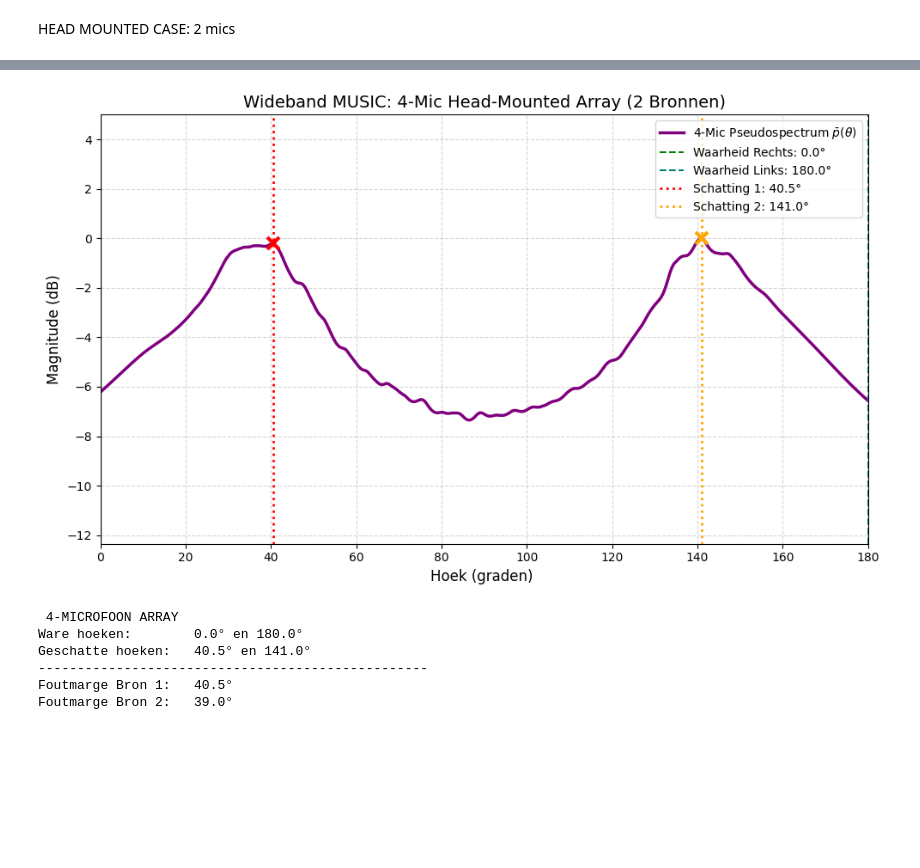
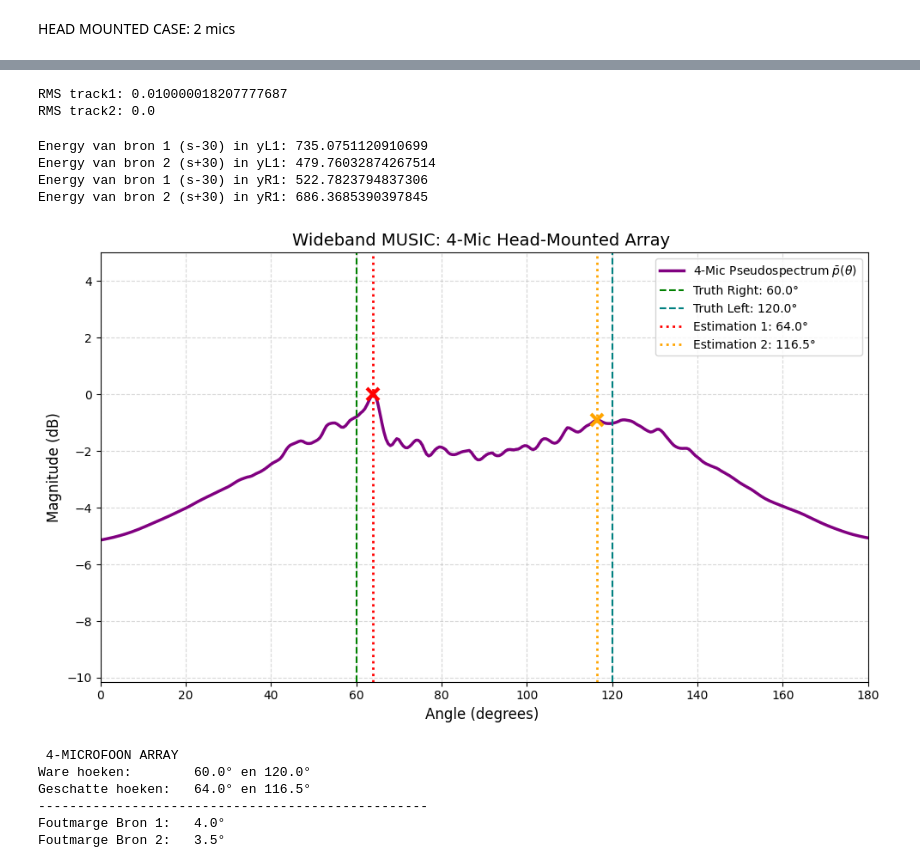
Before and after one commit to matsjoris6/P_D_ISSP_base-main, a Jupyter notebook: deadline1/week2.ipynb, the cells around one changed output, grey strips where cells are left out. Saved outputs shown, nothing was run; the diff lists cells and outputs as text; code cells hidden in the pictures; blank space fills up the shorter version.

```diff
--- a/deadline1/week2.ipynb
+++ b/deadline1/week2.ipynb
@@ -361,8 +361,8 @@ import matplotlib.pyplot as plt
 
 
 base_folder = os.path.join(base_path,"sound_files", "head_mounted_rirs")
-dry_signal_1_path = os.path.join(base_path,"sound_files", "part2_track1_dry.wav")
-dry_signal_2_path = os.path.join(base_path,"sound_files", "part2_track2_dry.wav")
+dry_signal_1_path = os.path.join(base_path,"sound_files", "part1_track1_dry.wav")
+dry_signal_2_path = os.path.join(base_path,"sound_files", "part1_track2_dry.wav")
 
 fs_sim = 44100
 c = 343.0
@@ -381,7 +381,9 @@ angle_R = float(folder_right.replace("s", ""))
 
 
 dry_sig_1, _ = sf.read(dry_signal_1_path)
+#dry_sig_1 = np.zeros_like(dry_sig_1)
 dry_sig_2, _ = sf.read(dry_signal_2_path)
+#dry_sig_2 = np.zeros_like(dry_sig_2)
 
 min_len = min(len(dry_sig_1), len(dry_sig_2))
 dry_sig_1 = dry_sig_1[:min_len]
@@ -473,8 +475,8 @@ fig, (ax1, ax2, ax3) = plt.subplots(3, 1, figsize=(10, 12), sharex=True)
 # Plot 1: Linker Oor
 ax1.plot(ang_L, spec_L, 'b-', lw=2)
 
-ax1.axvline(est_L[0], color='r', ls=':', label=f'Schatting: {est_L[0]:.1f}°')
-ax1.set_title("Linker Oor (yL1, yL2) ")
+ax1.axvline(est_L[0], color='r', ls=':', label=f'Estimation: {est_L[0]:.1f}°')
+ax1.set_title("Left Ear (yL1, yL2) ")
 ax1.set_ylabel("Mag (dB)")
 ax1.legend()
 ax1.grid(True, alpha=0.3)
@@ -482,8 +484,8 @@ ax1.grid(True, alpha=0.3)
 # Plot 2: Rechter Oor
 ax2.plot(ang_R, spec_R, 'b-', lw=2)
 
-ax2.axvline(est_R[0], color='r', ls=':', label=f'Schatting: {est_R[0]:.1f}°')
-ax2.set_title("Rechter Oor (yR1, yR2) ")
+ax2.axvline(est_R[0], color='r', ls=':', label=f'Estimation: {est_R[0]:.1f}°')
+ax2.set_title("Right Ear (yR1, yR2) ")
 ax2.set_ylabel("Mag (dB)")
 ax2.legend()
 ax2.grid(True, alpha=0.3)
@@ -491,10 +493,10 @@ ax2.grid(True, alpha=0.3)
 # Plot 3: Frontale Mics
 ax3.plot(ang_F, spec_F, 'b-', lw=2)
 
-ax3.axvline(est_F[0], color='r', ls=':', label=f'Schatting : {est_F[0]:.1f}°')
-ax3.set_title("Frontale Mics (yL1, yR1) ")
+ax3.axvline(est_F[0], color='r', ls=':', label=f'Estimation : {est_F[0]:.1f}°')
+ax3.set_title("Frontal Mics (yL1, yR1) ")
 ax3.set_ylabel("Mag (dB)")
-ax3.set_xlabel("Hoek (graden)")
+ax3.set_xlabel("Angle (graden)")
 ax3.legend()
 ax3.grid(True, alpha=0.3)
 
@@ -505,3 +507,19 @@ plt.show()
+# %%
+print("RMS track1:", np.sqrt(np.mean(dry_sig_1**2)))
+print("RMS track2:", np.sqrt(np.mean(dry_sig_2**2)))
+# %% [output]
+RMS track1: 0.010000018207777687
+RMS track2: 0.0
+# %%
+print("Energy van bron 1 (s-30) in yL1:", np.sum(yL1_from_left**2))
+print("Energy van bron 2 (s+30) in yL1:", np.sum(yL1_from_right**2))
+print("Energy van bron 1 (s-30) in yR1:", np.sum(yR1_from_left**2))
+print("Energy van bron 2 (s+30) in yR1:", np.sum(yR1_from_right**2))
+# %% [output]
+Energy van bron 1 (s-30) in yL1: 735.0751120910699
+Energy van bron 2 (s+30) in yL1: 479.76032874267514
+Energy van bron 1 (s-30) in yR1: 522.7823794837306
+Energy van bron 2 (s+30) in yR1: 686.3685390397845
 # %%
 
 true_front_R = 90.0 - angle_R
@@ -564,53 +582,53 @@ plt.figure(figsize=(10, 6))
 plt.plot(ang_4, spec_4, color='purple', linewidth=2.5, label='4-Mic Pseudospectrum $\\bar{p}(\\theta)$')
 
 
-plt.axvline(true_front_R, color='green', linestyle='--', linewidth=1.5, label=f'Waarheid Rechts: {true_front_R}°')
-plt.axvline(true_front_L, color='teal', linestyle='--', linewidth=1.5, label=f'Waarheid Links: {true_front_L}°')
+plt.axvline(true_front_R, color='green', linestyle='--', linewidth=1.5, label=f'Truth Right: {true_front_R}°')
+plt.axvline(true_front_L, color='teal', linestyle='--', linewidth=1.5, label=f'Truth Left: {true_front_L}°')
 
 
 colors_est = ['red', 'orange']
 for i, e_doa in enumerate(est_4):
 
-    plt.axvline(e_doa, color=colors_est[i % 2], linestyle=':', linewidth=2, label=f'Schatting {i+1}: {e_doa:.1f}°')
+    plt.axvline(e_doa, color=colors_est[i % 2], linestyle=':', linewidth=2, label=f'Estimation {i+1}: {e_doa:.1f}°')
 
 
     peak_idx = np.argmin(np.abs(ang_4 - e_doa))
     plt.plot(e_doa, spec_4[peak_idx], marker="x", color=colors_est[i % 2], markersize=10, markeredgewidth=3)
 
-plt.title("Wideband MUSIC: 4-Mic Head-Mounted Array (2 Bronnen)", fontsize=14)
-plt.xlabel("Hoek (graden) ", fontsize=12)
+plt.title("Wideband MUSIC: 4-Mic Head-Mounted Array ", fontsize=14)
+plt.xlabel("Angle (degrees) ", fontsize=12)
 plt.ylabel("Magnitude (dB)", fontsize=12)
 plt.xlim(0, 180)
 plt.ylim(np.min(spec_4) - 5, 5)
 plt.grid(True, linestyle='--', alpha=0.5)
 plt.legend(loc='upper right', bbox_to_anchor=(1.0, 1.0))
 plt.tight_layout()
 
 
 plt.show()
 
 
 print(" 4-MICROFOON ARRAY")
 print(f"Ware hoeken:        {true_front_R:.1f}° en {true_front_L:.1f}°")
 
 if len(est_4) == 2:
     print(f"Geschatte hoeken:   {est_4[0]:.1f}° en {est_4[1]:.1f}°")
 
 
     ware_hoeken = np.sort([true_front_R, true_front_L])
     geschatte_hoeken = np.sort(est_4)
     fouten = np.abs(ware_hoeken - geschatte_hoeken)
 
     print("-" * 50)
     print(f"Foutmarge Bron 1:   {fouten[0]:.1f}°")
     print(f"Foutmarge Bron 2:   {fouten[1]:.1f}°")
 else:
     print(f"Let op:  slechts {len(est_4)} piek(en) gevonden: {est_4}")
 # %% [output]
-[figure, old version]
+[figure, new version]
  4-MICROFOON ARRAY
-Ware hoeken:        0.0° en 180.0°
-Geschatte hoeken:   40.5° en 141.0°
+Ware hoeken:        60.0° en 120.0°
+Geschatte hoeken:   64.0° en 116.5°
 --------------------------------------------------
-Foutmarge Bron 1:   40.5°
-Foutmarge Bron 2:   39.0°
+Foutmarge Bron 1:   4.0°
+Foutmarge Bron 2:   3.5°
```
Also changed, not shown: parts of 1 cell of this notebook, 19 other files.
